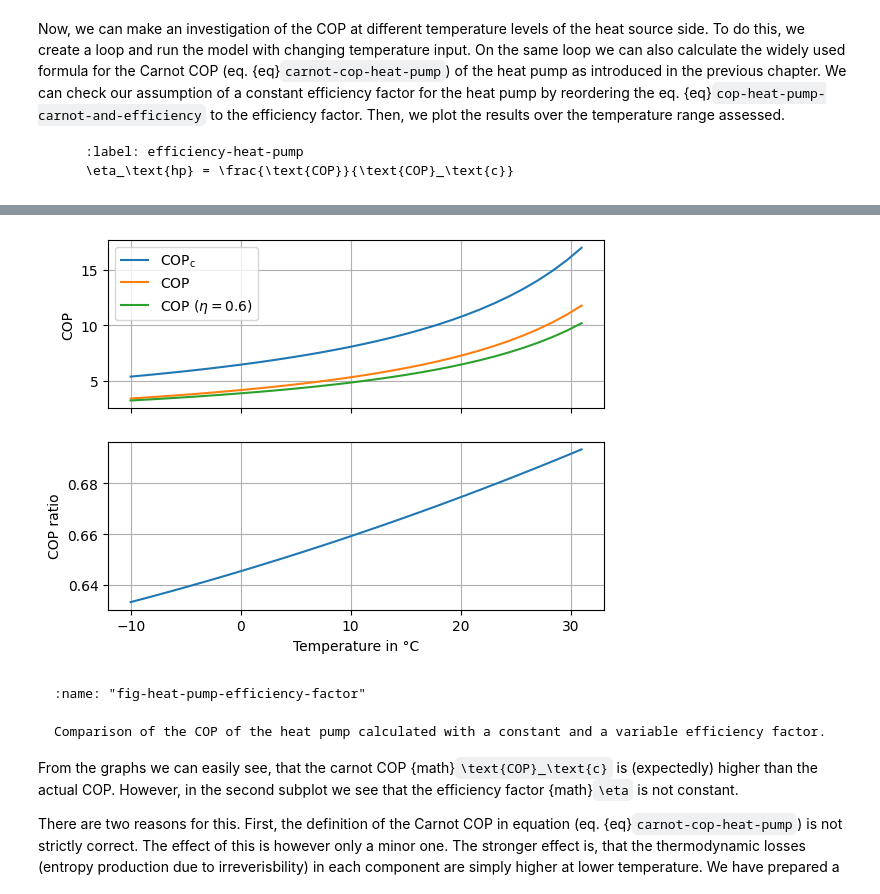
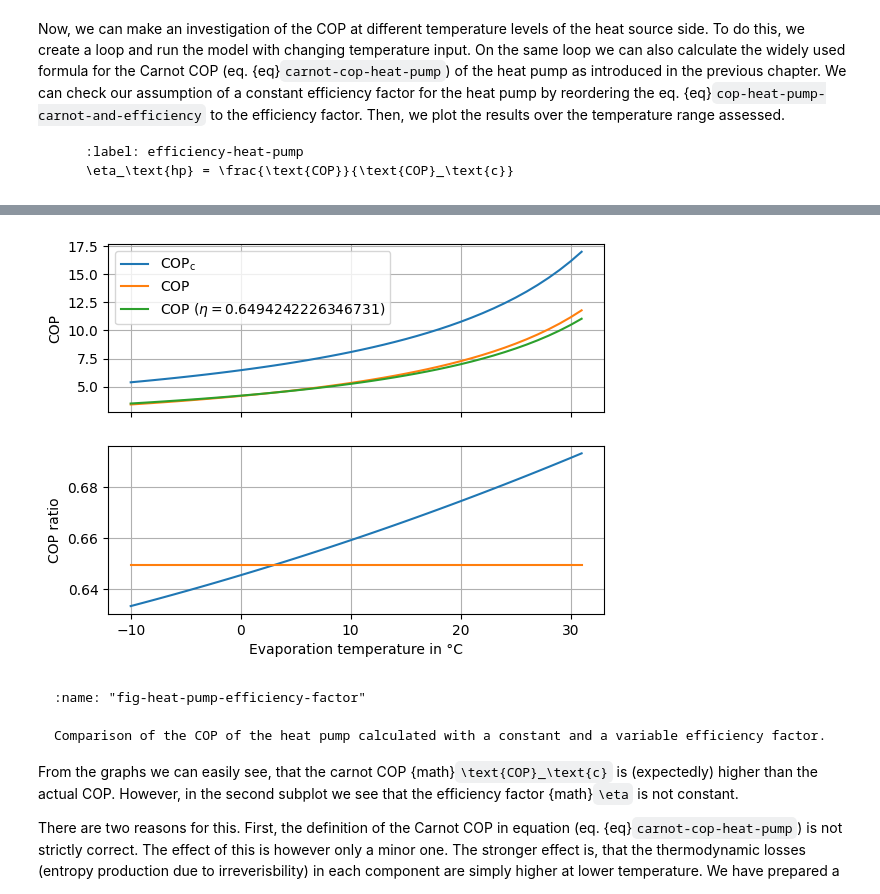
Before and after one commit to oemof/heat-pump-tutorial, a Jupyter notebook: workshop/simple-model/tespy.ipynb, the cells around one changed output, grey strips where cells are left out. Saved outputs shown, nothing was run; the diff lists cells and outputs as text; code cells hidden in the pictures.

````diff
--- a/workshop/simple-model/tespy.ipynb
+++ b/workshop/simple-model/tespy.ipynb
@@ -174,7 +174,7 @@ import pandas as pd
 import numpy as np
 
 
-temperature_range = np.linspace(-10, 31, 32)
+temperature_range = np.linspace(-10, 31, 42)
 results = pd.DataFrame(index=temperature_range, columns=["COP", "COP_carnot"])
 
 for T in temperature_range:
@@ -187,33 +205,34 @@ results["efficiency"] = results["COP"] / results["COP_carnot"]
 # %%
 from matplotlib import pyplot as plt
 
 
-eta_const = results["efficiency"].mean()
+eta_const = results.loc[3, "efficiency"]
 
 fig, ax = plt.subplots(2, sharex=True)
 
 label = "$\mathrm{COP}_\mathrm{c}$"
 ax[0].plot(temperature_range, results["COP_carnot"], label=label)
 ax[0].plot(temperature_range, results["COP"], label="$\mathrm{COP}$")
 label = "$\mathrm{COP}$ ($\eta=" + str(eta_const) + "$)"
 ax[0].plot(temperature_range, results["COP_carnot"] * eta_const, label=label)
 ax[0].set_ylabel("COP")
 ax[0].legend()
 
 ax[1].plot(temperature_range, results["efficiency"])
+ax[1].plot(temperature_range, [eta_const for _ in temperature_range])
 ax[1].set_ylabel("COP ratio")
 
 ax[1].set_xlabel("Evaporation temperature in °C")
 
 _ = [_.grid() for _ in ax]
 _ = [_.set_axisbelow(True) for _ in ax]
 
 from myst_nb import glue
-glue("fig-heat-pump-efficiency-factor", fig, display=False)
+glue("fig-heat-pump-efficiency-factor", fig, display=True)
 
 plt.close()
 # %% [output]
-[figure, old version]
+[figure, new version]
 # %% [markdown]
 ```{glue:figure} fig-heat-pump-efficiency-factor
 :name: "fig-heat-pump-efficiency-factor"
````
Also changed, not shown: parts of 5 cells of this notebook, 11 other files.
